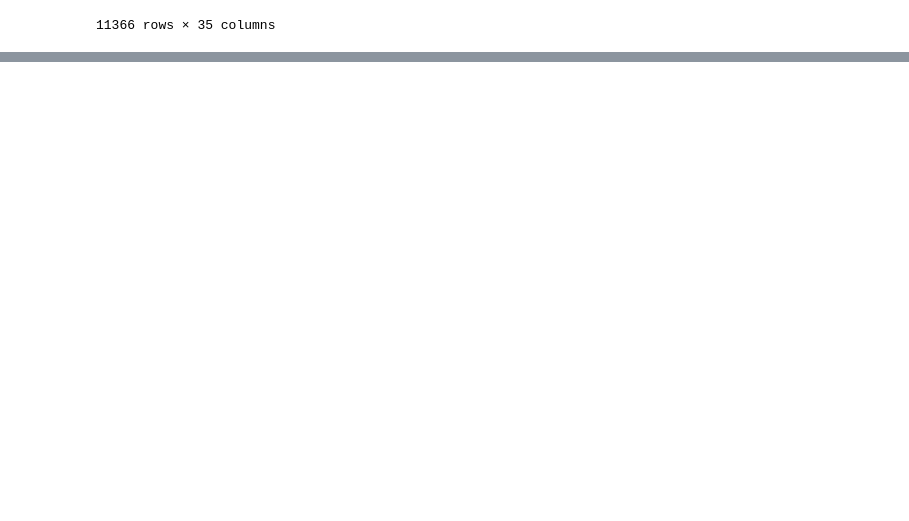
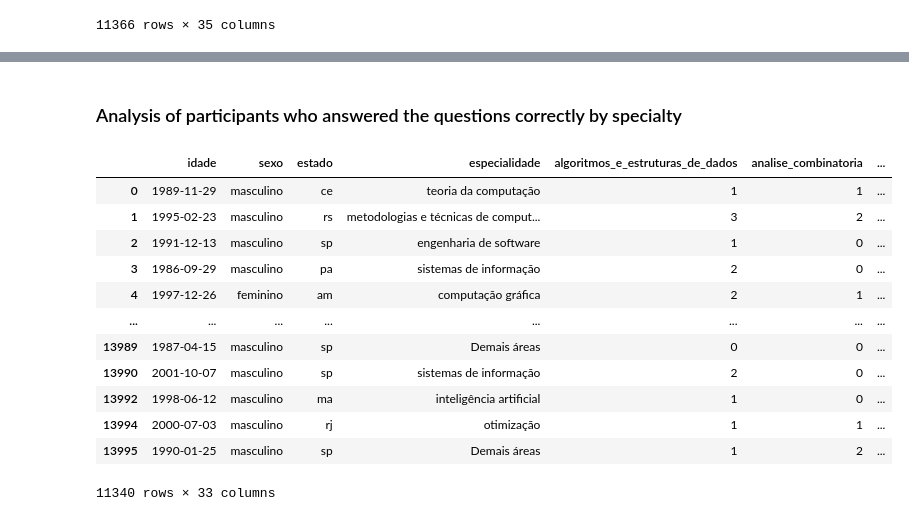
Before and after one commit to jeancarloscc/OrientPOSCOMP-System, a Jupyter notebook: notebooks/3.1-jc-axis_exploratory_analysis.ipynb, the cells around one changed output, grey strips where cells are left out. Saved outputs shown, nothing was run; the diff lists cells and outputs as text; code cells hidden in the pictures; blank space fills up the shorter version.

```diff
--- a/notebooks/3.1-jc-axis_exploratory_analysis.ipynb
+++ b/notebooks/3.1-jc-axis_exploratory_analysis.ipynb
@@ -106,0 +114,20 @@ resultados_df = resultados_df.round()
+# %% [markdown]
+### Analysis of participants who answered the questions correctly by specialty
+# %%
+df_participants = df_poscomp.query('cargo != "autoavaliação"')
+df_participants.drop(columns=['cargo', 'presença'], inplace=True)
+df_participants
+# %% [output]
+|  | idade | sexo | estado | especialidade | algoritmos_e_estruturas_de_dados | analise_combinatoria | ... |
+| 0 | 1989-11-29 | masculino | ce | teoria da computação | 1 | 1 | ... |
+| 1 | 1995-02-23 | masculino | rs | metodologias e técnicas de comput... | 3 | 2 | ... |
+| 2 | 1991-12-13 | masculino | sp | engenharia de software | 1 | 0 | ... |
+| 3 | 1986-09-29 | masculino | pa | sistemas de informação | 2 | 0 | ... |
+| 4 | 1997-12-26 | feminino | am | computação gráfica | 2 | 1 | ... |
+| ... | ... | ... | ... | ... | ... | ... | ... |
+| 13989 | 1987-04-15 | masculino | sp | Demais áreas | 0 | 0 | ... |
+| 13990 | 2001-10-07 | masculino | sp | sistemas de informação | 2 | 0 | ... |
+| 13992 | 1998-06-12 | masculino | ma | inteligência artificial | 1 | 0 | ... |
+| 13994 | 2000-07-03 | masculino | rj | otimização | 1 | 1 | ... |
+| 13995 | 1990-01-25 | masculino | sp | Demais áreas | 1 | 2 | ... |
+11340 rows × 33 columns
```
Also changed, not shown: parts of 17 cells of this notebook, 27 other files.
